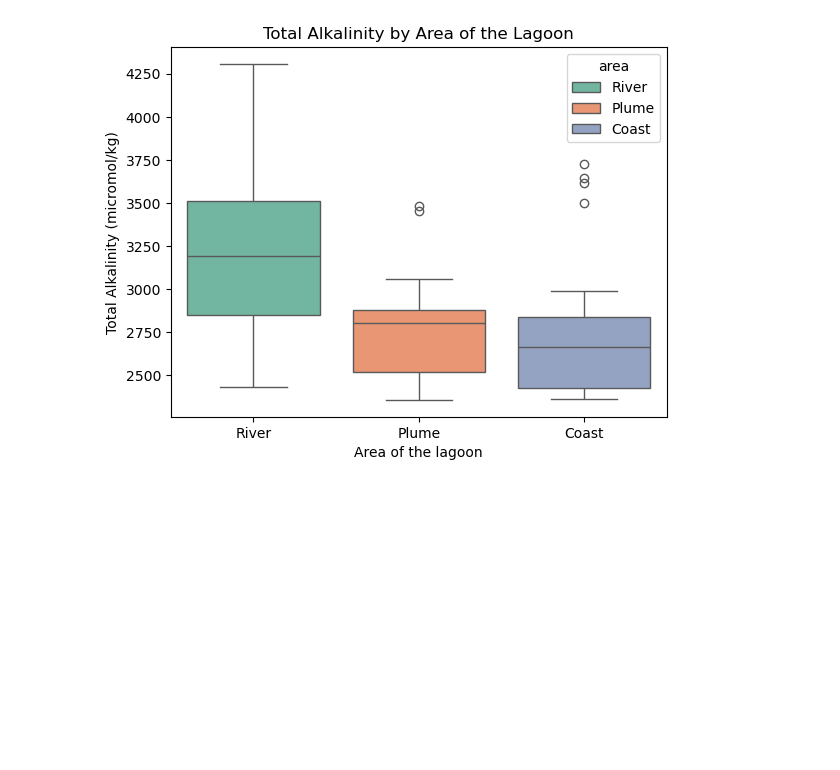
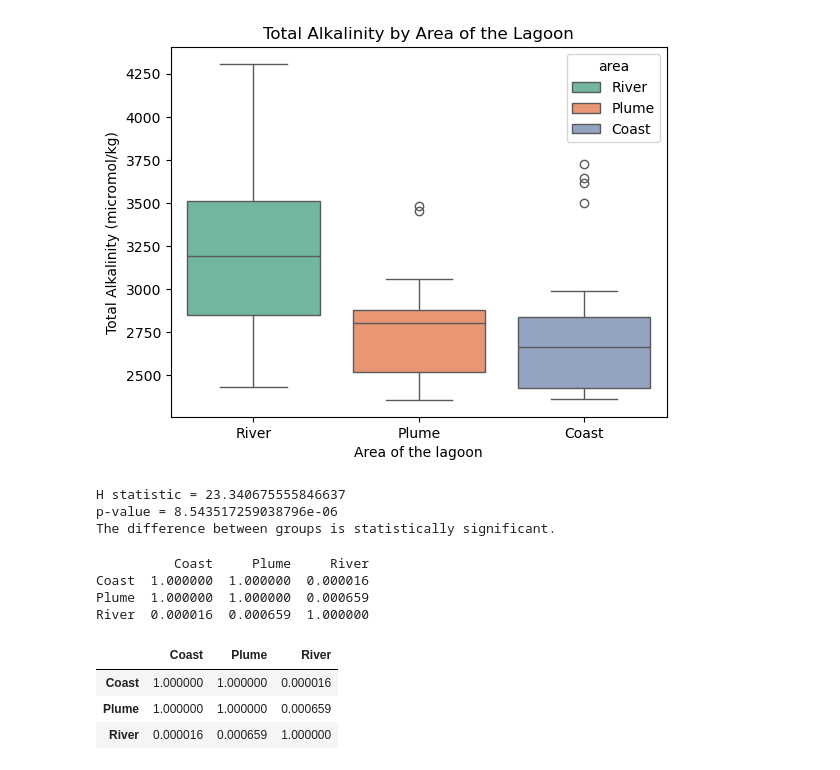
Before and after one commit to jpoh2/modelab-jp, a Jupyter notebook: 10_Kruskal-Wallis_test.ipynb, the cells around one changed output. Saved outputs shown, nothing was run; the diff lists cells and outputs as text; code cells hidden in the pictures; blank space fills up the shorter version.

Commit message:
Ejecutar la prueba post hoc de Dunn para saber entre qué grupos hay diferencias significativas

```diff
--- a/10_Kruskal-Wallis_test.ipynb
+++ b/10_Kruskal-Wallis_test.ipynb
@@ -102,0 +112,18 @@ plt.show()
+# %%
+# Perform the Kruskal-Wallis test
+kruskal_wallis_test(ta_river, ta_plume, ta_coast)
+# %% [output]
+H statistic = 23.340675555846637
+p-value = 8.543517259038796e-06
+The difference between groups is statistically significant.
+# %%
+dunn_posthoc(terminos_df, 'area', 'ta_micromol_kg')
+# %% [output]
+          Coast     Plume     River
+Coast  1.000000  1.000000  0.000016
+Plume  1.000000  1.000000  0.000659
+River  0.000016  0.000659  1.000000
+|  | Coast | Plume | River |
+| Coast | 1.000000 | 1.000000 | 0.000016 |
+| Plume | 1.000000 | 1.000000 | 0.000659 |
+| River | 0.000016 | 0.000659 | 1.000000 |
```
Also changed, not shown: parts of 12 cells of this notebook.
